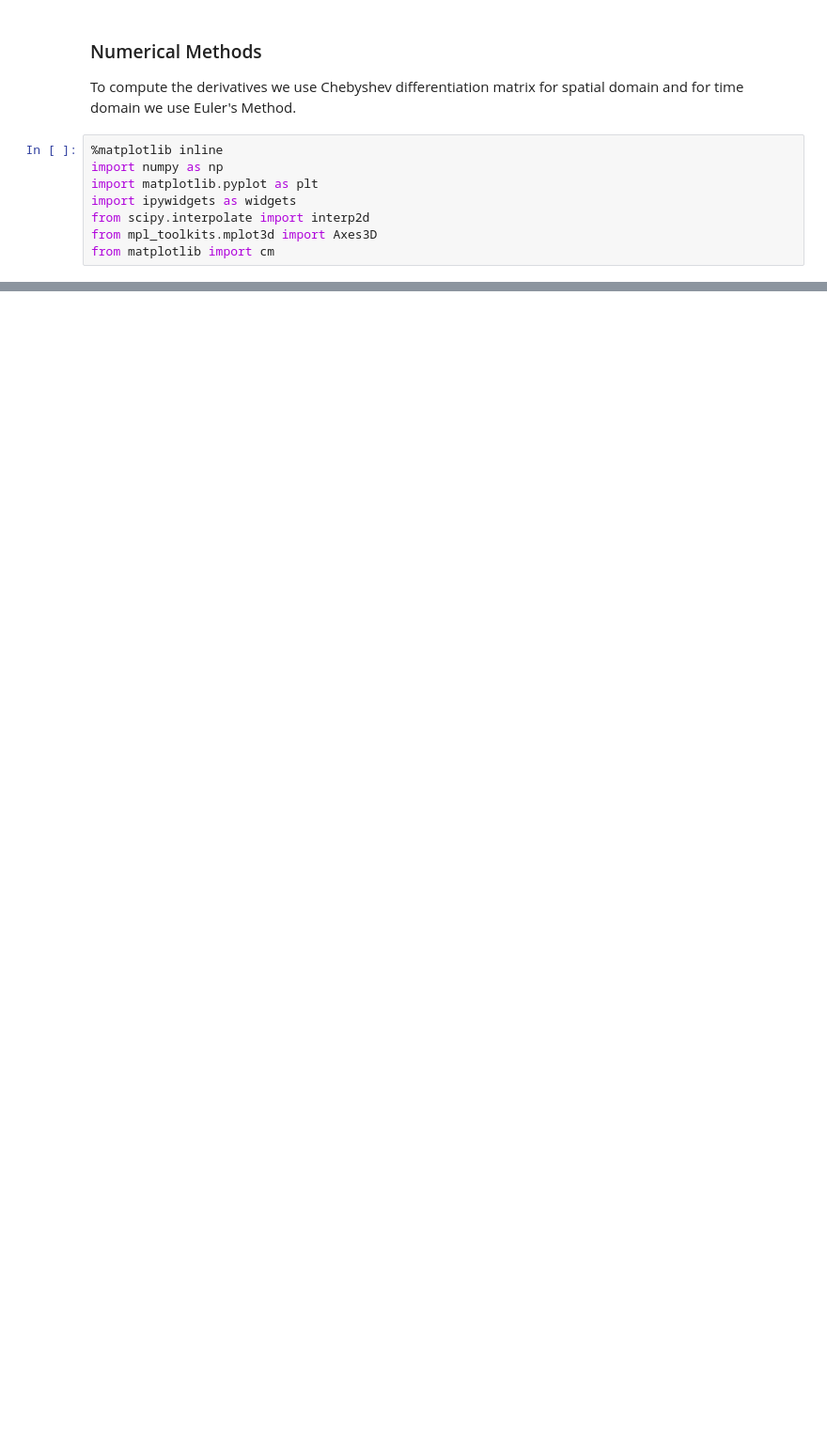
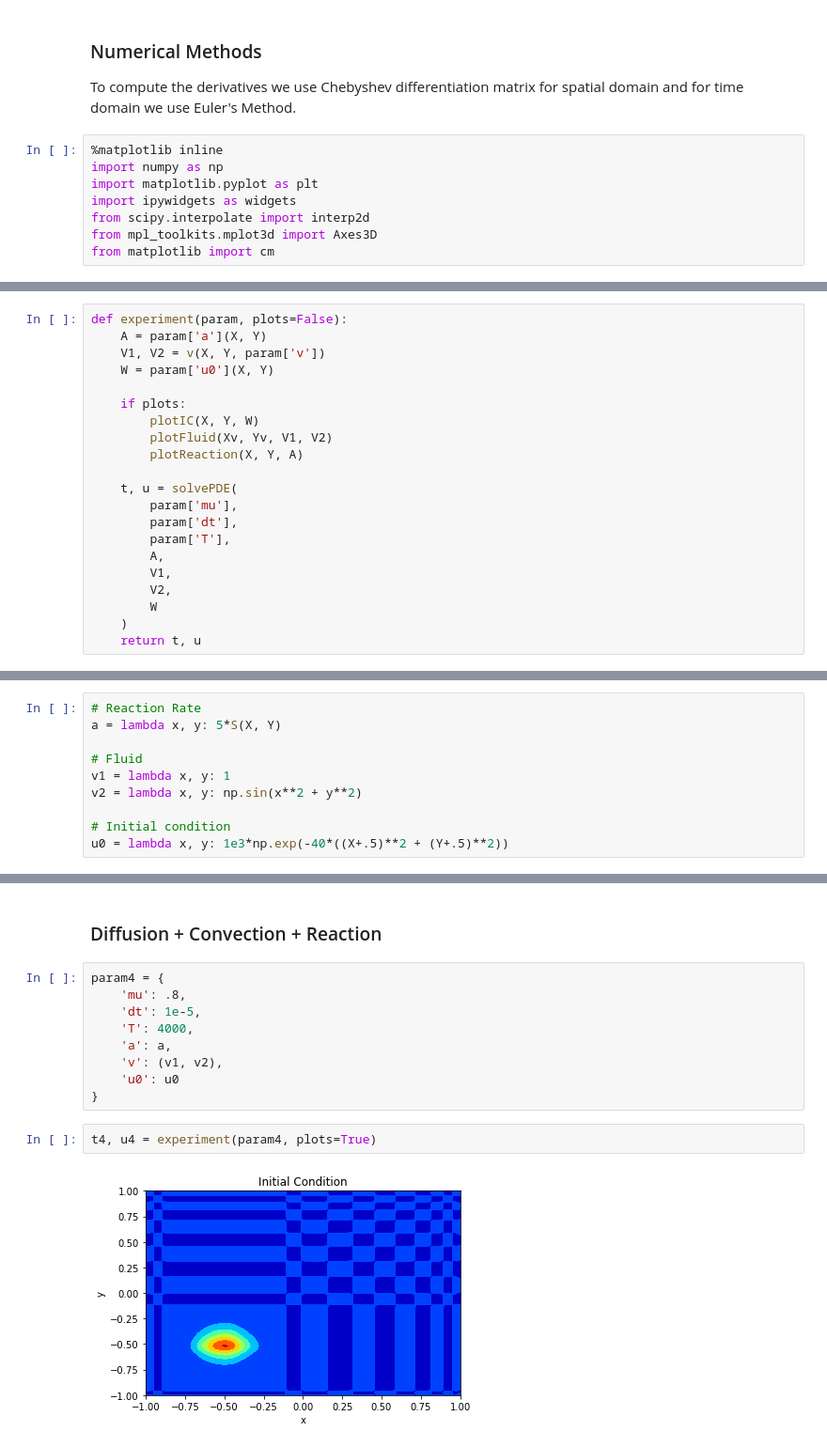
Before and after one commit to dsanmartin/INF510-MN, a Jupyter notebook: mono.ipynb, the cells around one changed output, grey strips where cells are left out. Shown at 94% size. Drawn from its saved outputs; the diff is of its cells as text; blank space fills up the shorter version.

```diff
--- a/mono.ipynb
+++ b/mono.ipynb
@@ -119 +239,22 @@ def plotFluid(x, y, v1, v2):
+# %%
+def experiment(param, plots=False):
+    A = param['a'](X, Y)
+    V1, V2 = v(X, Y, param['v'])
+    W = param['u0'](X, Y)
+
+    if plots:
+        plotIC(X, Y, W)
+        plotFluid(Xv, Yv, V1, V2)
+        plotReaction(X, Y, A)
+
+    t, u = solvePDE(
+        param['mu'],
+        param['dt'],
+        param['T'],
+        A,
+        V1,
+        V2,
+        W
+    )
+    return t, u
 # %%
@@ -247,0 +279,10 @@ If you're reading this message in another notebook frontend (for example, a stat
+# %%
+# Reaction Rate
+a = lambda x, y: 5*S(X, Y)
+
+# Fluid
+v1 = lambda x, y: 1
+v2 = lambda x, y: np.sin(x**2 + y**2)
+
+# Initial condition
+u0 = lambda x, y: 1e3*np.exp(-40*((X+.5)**2 + (Y+.5)**2))
@@ -247,0 +348,15 @@ If you're reading this message in another notebook frontend (for example, a stat
+# %% [markdown]
+### Diffusion + Convection + Reaction
+# %%
+param4 = {
+    'mu': .8,
+    'dt': 1e-5,
+    'T': 4000,
+    'a': a,
+    'v': (v1, v2),
+    'u0': u0
+}
+# %%
+t4, u4 = experiment(param4, plots=True)
+# %% [output]
+[figure, added]
```
Also changed, not shown: parts of 32 cells of this notebook.
